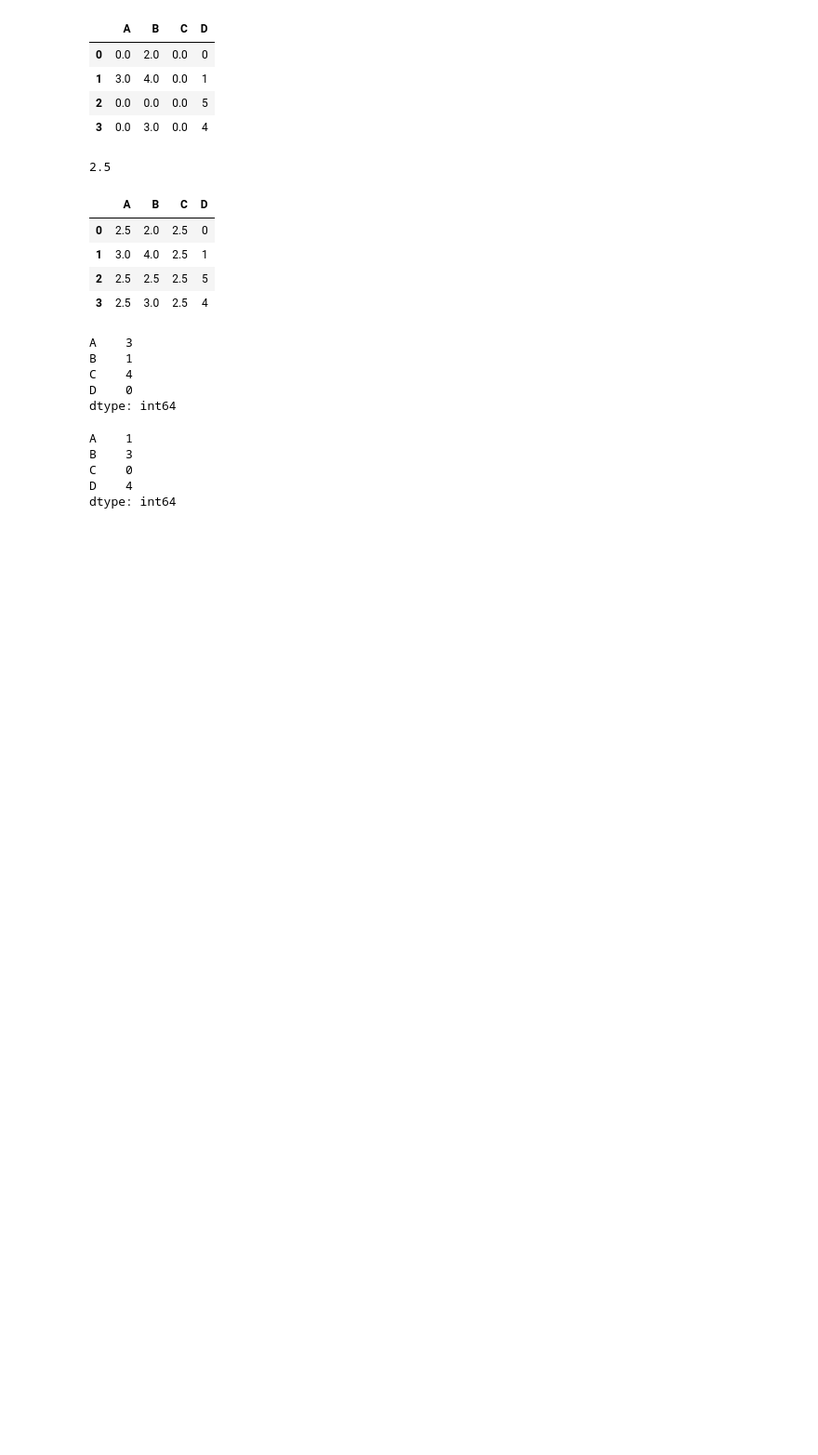
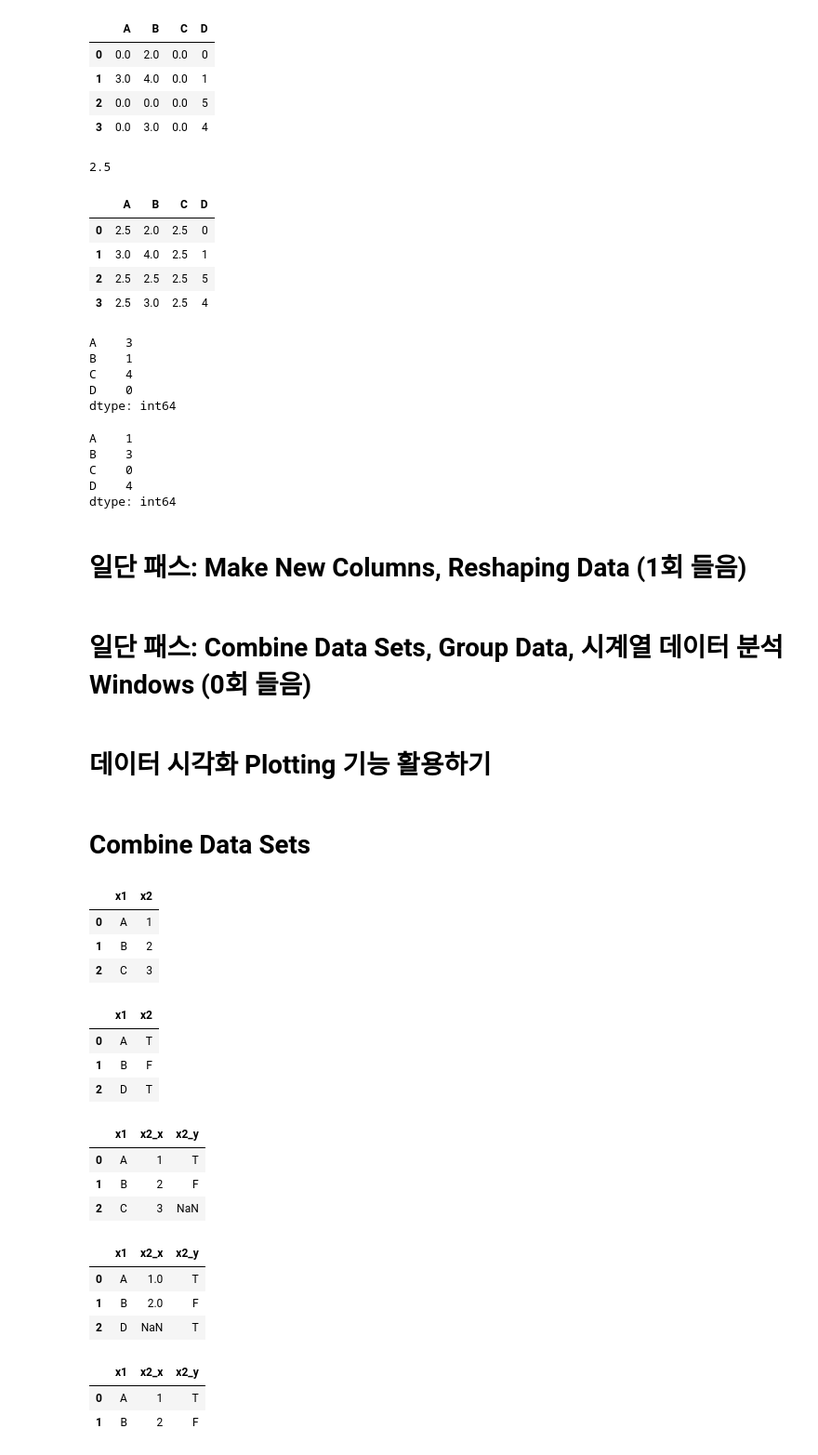
Before and after one commit to sooheeoh/python_trial, a Jupyter notebook: Pandas Cheat Sheet tutorial from Summarize Data.ipynb, the cells around one changed output. Shown: that part at 93% size. Drawn from its saved outputs; the diff is of its cells as text; code cells hidden in the pictures; blank space fills up the shorter version.

```diff
--- a/Pandas Cheat Sheet tutorial from Summarize Data.ipynb
+++ b/Pandas Cheat Sheet tutorial from Summarize Data.ipynb
@@ -382,3 +382,47 @@ B    3
 C    0
 D    4
 dtype: int64
+# %% [markdown]
+# 일단 패스: Make New Columns, Reshaping Data (1회 들음)
+# %% [markdown]
+# 일단 패스: Combine Data Sets, Group Data, 시계열 데이터 분석 Windows (0회 들음)
+# %% [markdown]
+# 데이터 시각화 Plotting 기능 활용하기
+# %% [markdown]
+# Combine Data Sets
+# %%
+adf = pd.DataFrame({"x1" : ["A", "B", "C"], "x2": [1, 2, 3]})
+adf
+# %% [output]
+|  | x1 | x2 |
+| 0 | A | 1 |
+| 1 | B | 2 |
+| 2 | C | 3 |
+# %%
+bdf = pd.DataFrame({"x1" : ["A", "B", "D"], "x2": ["T", "F", "T"]})
+bdf
+# %% [output]
+|  | x1 | x2 |
+| 0 | A | T |
+| 1 | B | F |
+| 2 | D | T |
+# %%
+pd.merge(adf, bdf, how='left', on='x1')
+# %% [output]
+|  | x1 | x2_x | x2_y |
+| 0 | A | 1 | T |
+| 1 | B | 2 | F |
+| 2 | C | 3 | NaN |
+# %%
+pd.merge(adf, bdf, how='right', on='x1')
+# %% [output]
+|  | x1 | x2_x | x2_y |
+| 0 | A | 1.0 | T |
+| 1 | B | 2.0 | F |
+| 2 | D | NaN | T |
+# %%
+pd.merge(adf, bdf, how='inner', on='x1')
+# %% [output]
+|  | x1 | x2_x | x2_y |
+| 0 | A | 1 | T |
+| 1 | B | 2 | F |
```
Also changed, not shown: parts of 4 cells of this notebook.
